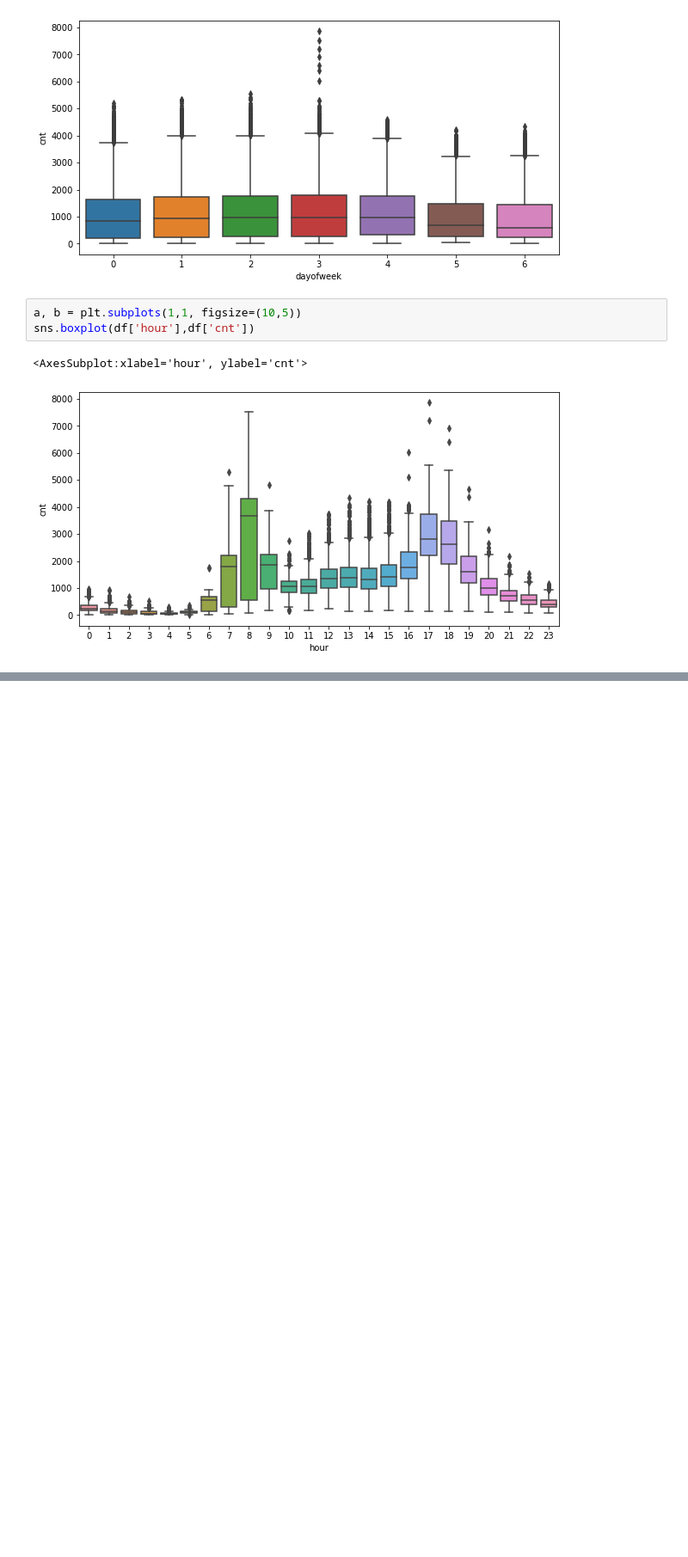
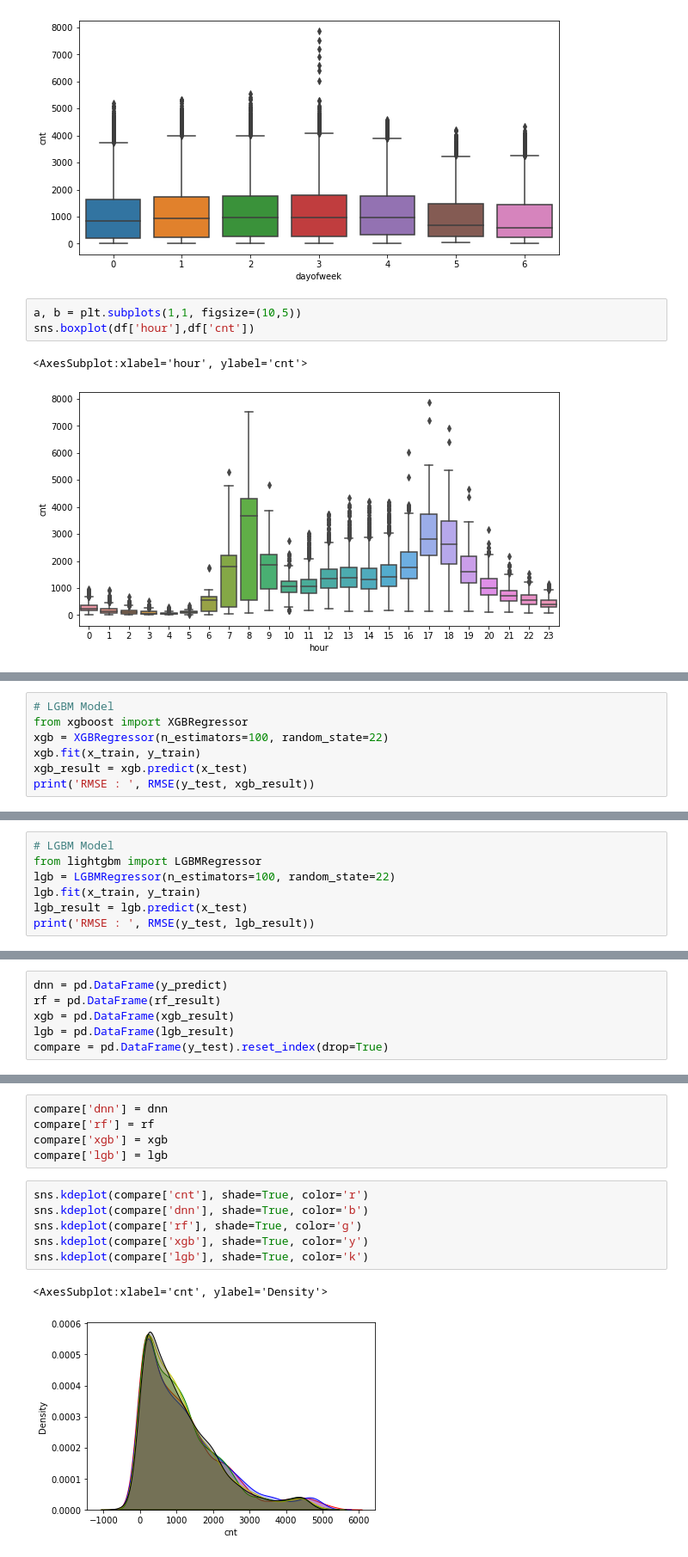
Before and after one commit to SBIK1219/CodingTest, a Jupyter notebook: London.ipynb, the cells around one changed output, grey strips where cells are left out. Shown: that part at 86% size. Saved outputs shown, nothing was run; the diff lists cells and outputs as text; blank space fills up the shorter version.

```diff
--- a/London.ipynb
+++ b/London.ipynb
@@ -144,0 +368,7 @@ sns.boxplot(df['hour'],df['cnt'])
+# %%
+# LGBM Model
+from xgboost import XGBRegressor
+xgb = XGBRegressor(n_estimators=100, random_state=22)
+xgb.fit(x_train, y_train)
+xgb_result = xgb.predict(x_test)
+print('RMSE : ', RMSE(y_test, xgb_result))
@@ -144,0 +377,7 @@ sns.boxplot(df['hour'],df['cnt'])
+# %%
+# LGBM Model
+from lightgbm import LGBMRegressor
+lgb = LGBMRegressor(n_estimators=100, random_state=22)
+lgb.fit(x_train, y_train)
+lgb_result = lgb.predict(x_test)
+print('RMSE : ', RMSE(y_test, lgb_result))
@@ -144,0 +386,6 @@ sns.boxplot(df['hour'],df['cnt'])
+# %%
+dnn = pd.DataFrame(y_predict)
+rf = pd.DataFrame(rf_result)
+xgb = pd.DataFrame(xgb_result)
+lgb = pd.DataFrame(lgb_result)
+compare = pd.DataFrame(y_test).reset_index(drop=True)
@@ -144,0 +401,14 @@ sns.boxplot(df['hour'],df['cnt'])
+# %%
+compare['dnn'] = dnn
+compare['rf'] = rf
+compare['xgb'] = xgb
+compare['lgb'] = lgb
+# %%
+sns.kdeplot(compare['cnt'], shade=True, color='r')
+sns.kdeplot(compare['dnn'], shade=True, color='b')
+sns.kdeplot(compare['rf'], shade=True, color='g')
+sns.kdeplot(compare['xgb'], shade=True, color='y')
+sns.kdeplot(compare['lgb'], shade=True, color='k')
+# %% [output]
+<AxesSubplot:xlabel='cnt', ylabel='Density'>
+[figure, added]
```
Also changed, not shown: parts of 24 cells of this notebook.
